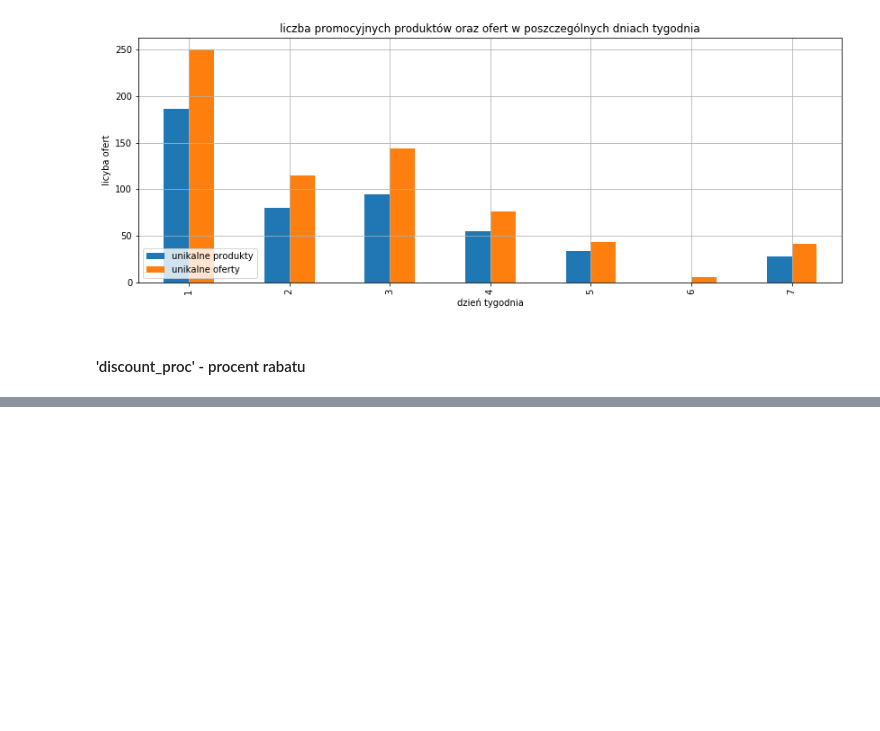
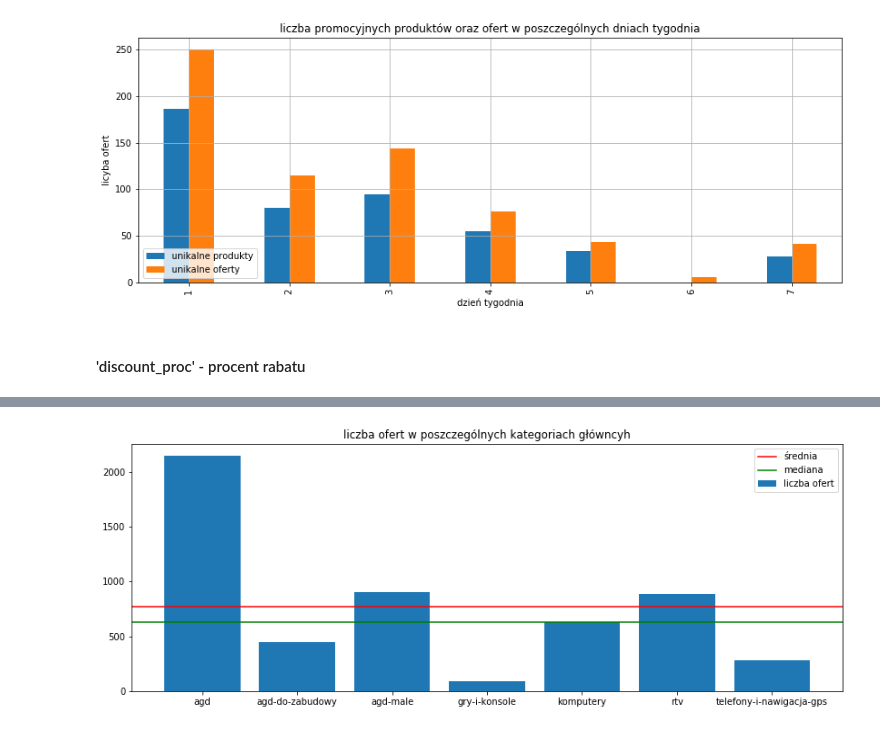
Before and after one commit to grzegorzpokorski/nocna-promocja-euro.com.pl, a Jupyter notebook: data_analysis.ipynb, the cells around one changed output, grey strips where cells are left out. Saved outputs shown, nothing was run; the diff lists cells and outputs as text; code cells hidden in the pictures; blank space fills up the shorter version.

```diff
--- a/data_analysis.ipynb
+++ b/data_analysis.ipynb
@@ -457,0 +404,4 @@ plt.show()
+# %%
+parent_category_general = df.groupby('parent_category').agg(qty=('plu','count'))
+parent_category_general['proc'] = round(parent_category_general.qty / df.plu.count() * 100, 2)
+parent_category_general.sort_values(by='proc', ascending=False)
@@ -457,0 +418,10 @@ plt.show()
+# %%
+fig = plt.figure(figsize=(14,5))
+plt.bar(parent_category_general.index, parent_category_general.qty, label='liczba ofert')
+plt.axhline(y=parent_category_general.qty.mean(), color = 'r', linestyle = '-', label='średnia')
+plt.axhline(y=parent_category_general.qty.median(), color = 'g', linestyle = '-', label='mediana')
+plt.title('liczba ofert w poszczególnych kategoriach główncyh')
+plt.legend()
+plt.show()
+# %% [output]
+[figure, added]
```
Also changed, not shown: parts of 48 cells of this notebook.
